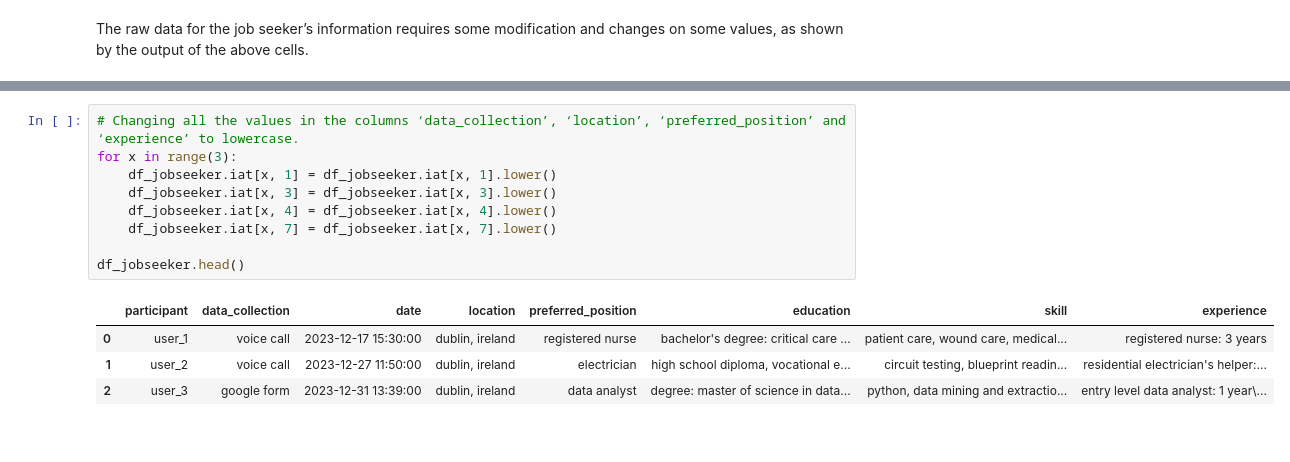
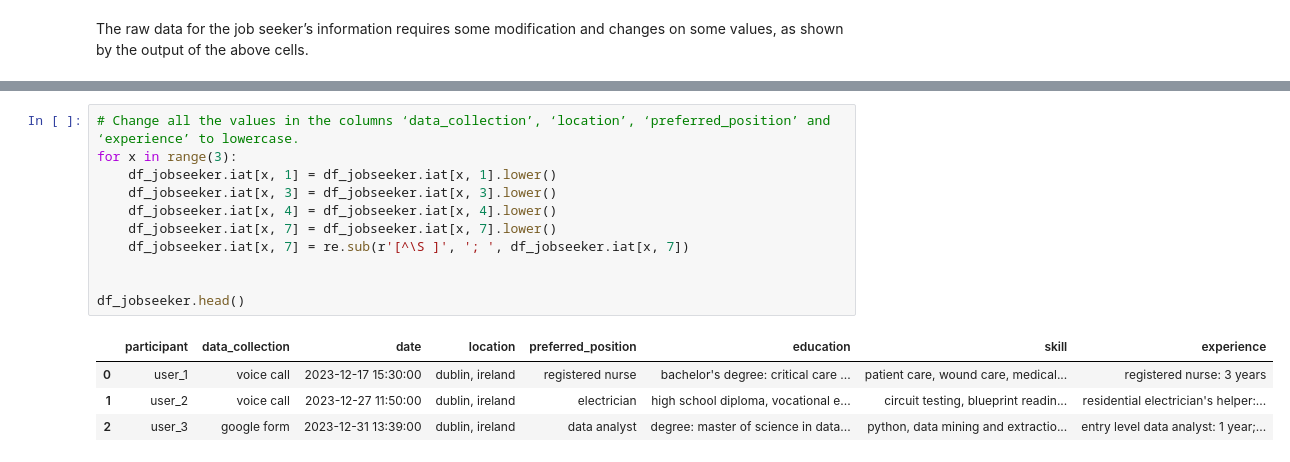
Before and after one commit to temulenbd/project-text-represetation-techniques, a Jupyter notebook: 2.1 data_jobseeker.ipynb, the cells around one changed output, grey strips where cells are left out. Drawn from its saved outputs; the diff is of its cells as text.

```diff
--- a/2.1 data_jobseekers.ipynb
+++ b/2.1 data_jobseeker.ipynb
@@ -138,14 +137,16 @@ Data Coordinator: 2 years
 # %%
-# Changing all the values in the columns ‘data_collection’, ‘location’, ‘preferred_position’ and ‘experience’ to lowercase.
+# Change all the values in the columns ‘data_collection’, ‘location’, ‘preferred_position’ and ‘experience’ to lowercase.
 for x in range(3):
     df_jobseeker.iat[x, 1] = df_jobseeker.iat[x, 1].lower()
     df_jobseeker.iat[x, 3] = df_jobseeker.iat[x, 3].lower()
     df_jobseeker.iat[x, 4] = df_jobseeker.iat[x, 4].lower()
     df_jobseeker.iat[x, 7] = df_jobseeker.iat[x, 7].lower()
+    df_jobseeker.iat[x, 7] = re.sub(r'[^\S ]', '; ', df_jobseeker.iat[x, 7])
+
 
 df_jobseeker.head()
 # %% [output]
 |  | participant | data_collection | date | location | preferred_position | education | skill | experience |
 | 0 | user_1 | voice call | 2023-12-17 15:30:00 | dublin, ireland | registered nurse | bachelor's degree: critical care ... | patient care, wound care, medical... | registered nurse: 3 years |
 | 1 | user_2 | voice call | 2023-12-27 11:50:00 | dublin, ireland | electrician | high school diploma, vocational e... | circuit testing, blueprint readin... | residential electrician's helper:... |
-| 2 | user_3 | google form | 2023-12-31 13:39:00 | dublin, ireland | data analyst | degree: master of science in data... | python, data mining and extractio... | entry level data analyst: 1 year\... |
+| 2 | user_3 | google form | 2023-12-31 13:39:00 | dublin, ireland | data analyst | degree: master of science in data... | python, data mining and extractio... | entry level data analyst: 1 year;... |
```
Also changed, not shown: parts of 12 cells of this notebook, 1 other file.
